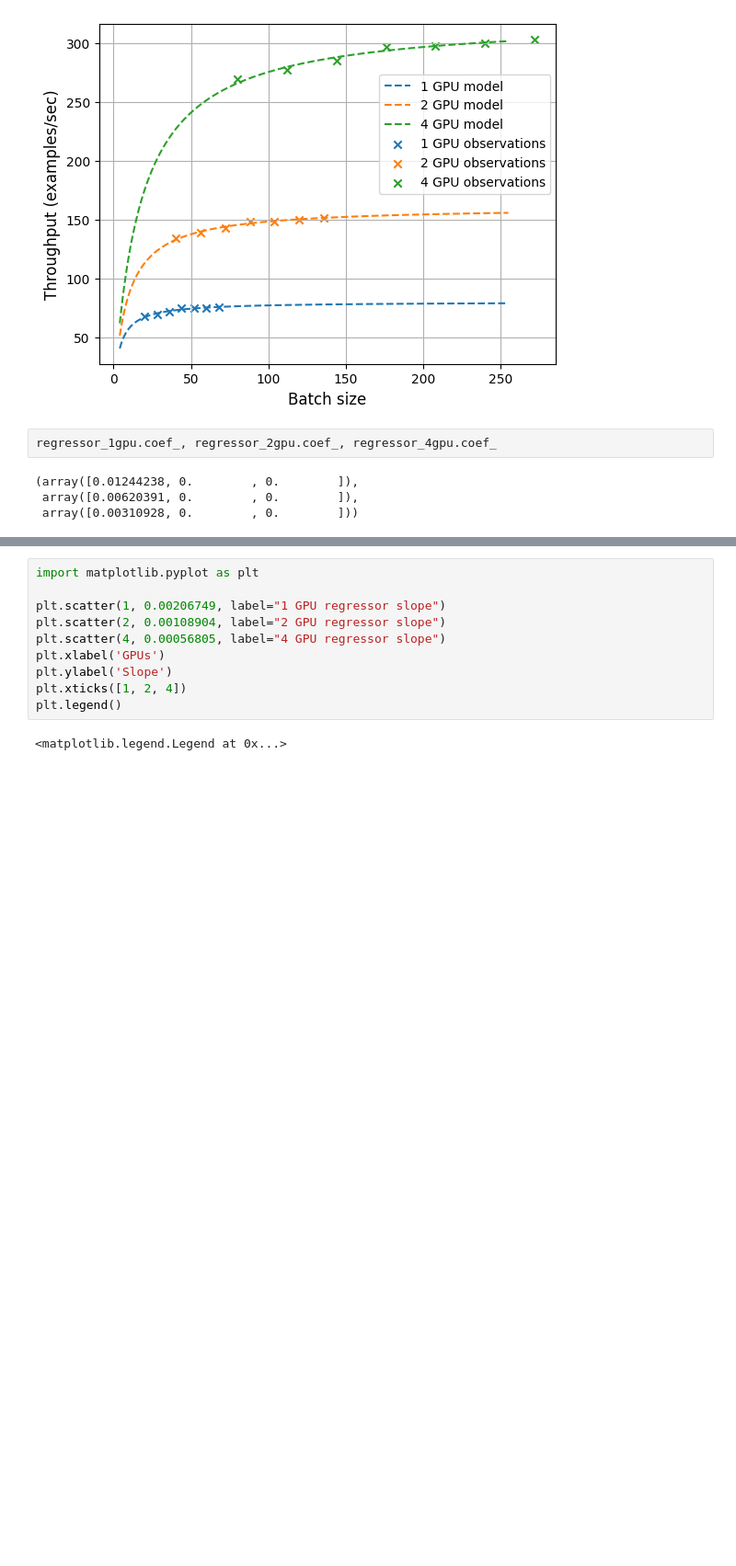
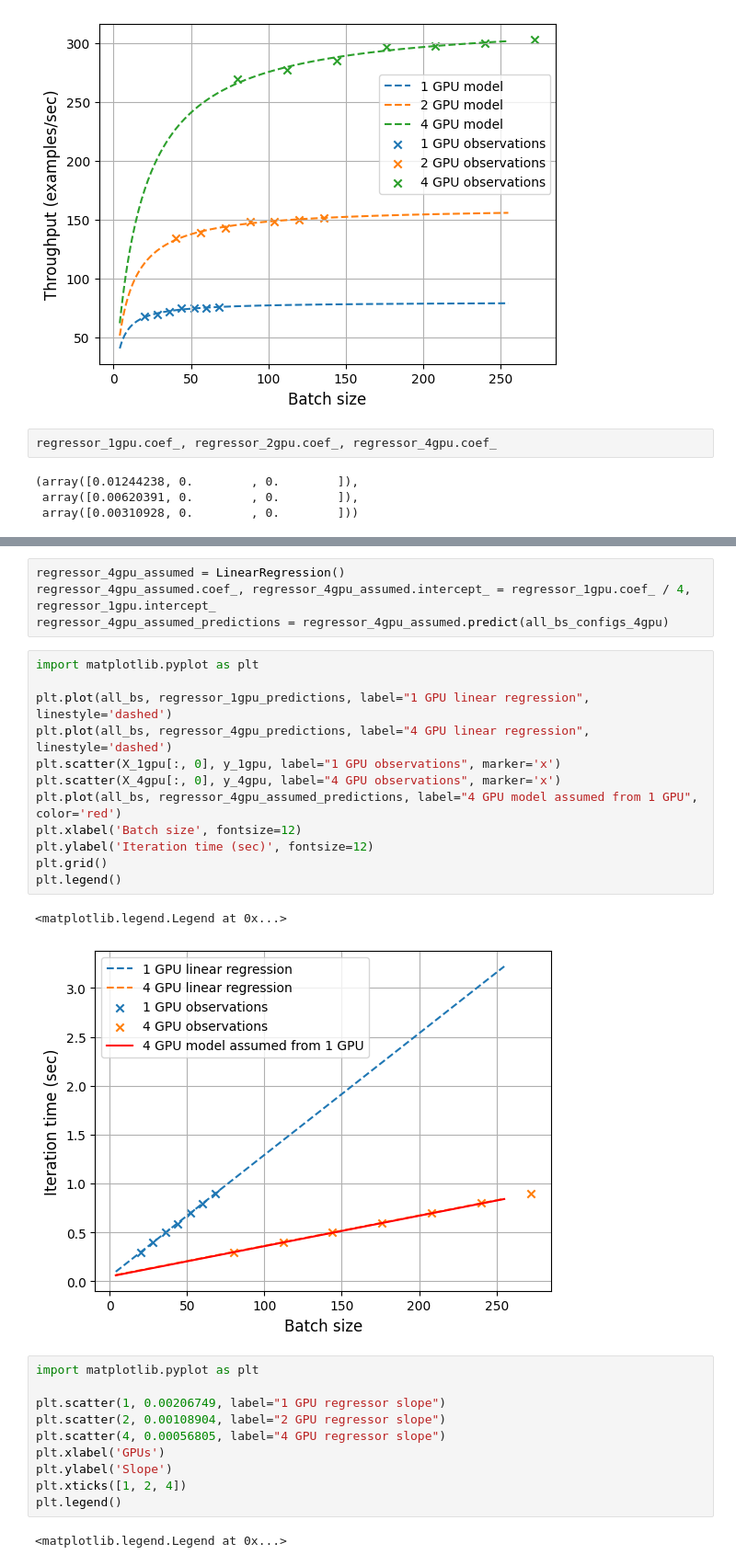
Before and after one commit to Erland366/alpa, a Jupyter notebook: examples/throughput_model_verification/OPT-125M/throughput_plots.ipynb, the cells around one changed output, grey strips where cells are left out. Shown: that part at 92% size. Drawn from its saved outputs; the diff is of its cells as text; blank space fills up the shorter version.

```diff
--- a/examples/throughput_model_verification/OPT-125M/throughput_plots.ipynb
+++ b/examples/throughput_model_verification/OPT-125M/throughput_plots.ipynb
@@ -274,3 +296,22 @@ regressor_1gpu.intercept_, regressor_2gpu.intercept_, regressor_4gpu.intercept_
+# %%
+regressor_4gpu_assumed = LinearRegression()
+regressor_4gpu_assumed.coef_, regressor_4gpu_assumed.intercept_ = regressor_1gpu.coef_ / 4, regressor_1gpu.intercept_
+regressor_4gpu_assumed_predictions = regressor_4gpu_assumed.predict(all_bs_configs_4gpu)
+# %%
+import matplotlib.pyplot as plt
+
+plt.plot(all_bs, regressor_1gpu_predictions, label="1 GPU linear regression", linestyle='dashed')
+plt.plot(all_bs, regressor_4gpu_predictions, label="4 GPU linear regression", linestyle='dashed')
+plt.scatter(X_1gpu[:, 0], y_1gpu, label="1 GPU observations", marker='x')
+plt.scatter(X_4gpu[:, 0], y_4gpu, label="4 GPU observations", marker='x')
+plt.plot(all_bs, regressor_4gpu_assumed_predictions, label="4 GPU model assumed from 1 GPU", color='red')
+plt.xlabel('Batch size', fontsize=12)
+plt.ylabel('Iteration time (sec)', fontsize=12)
+plt.grid()
+plt.legend()
+# %% [output]
+<matplotlib.legend.Legend at 0x...>
+[figure, added]
 # %%
 import matplotlib.pyplot as plt
 
```
Also changed, not shown: parts of 4 cells of this notebook, 2 other files.
